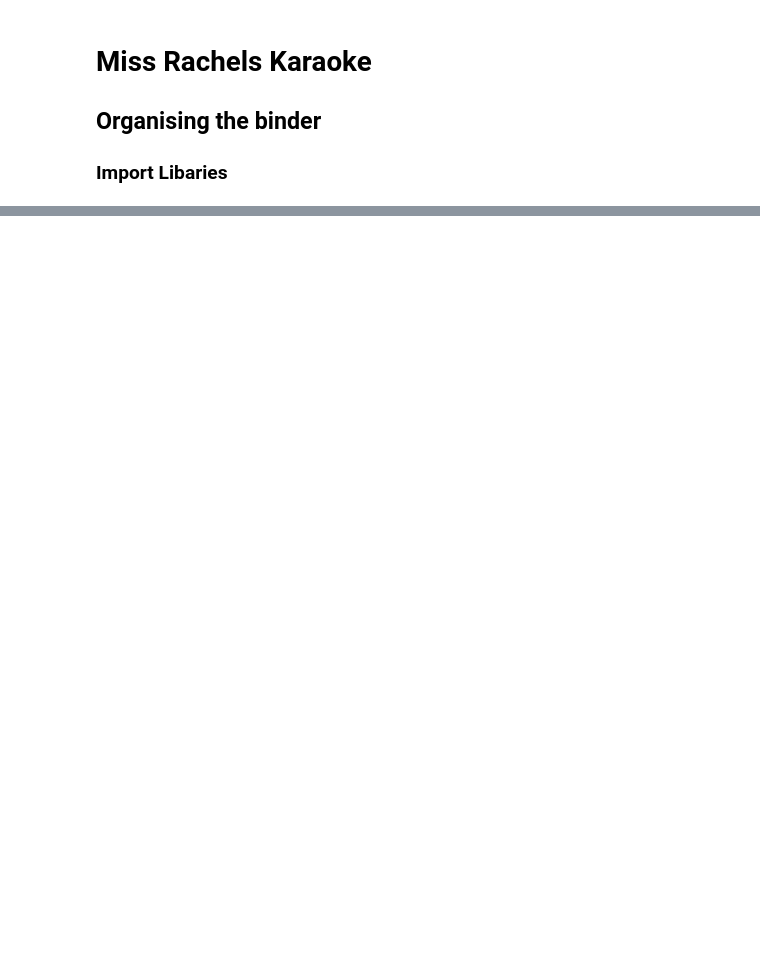
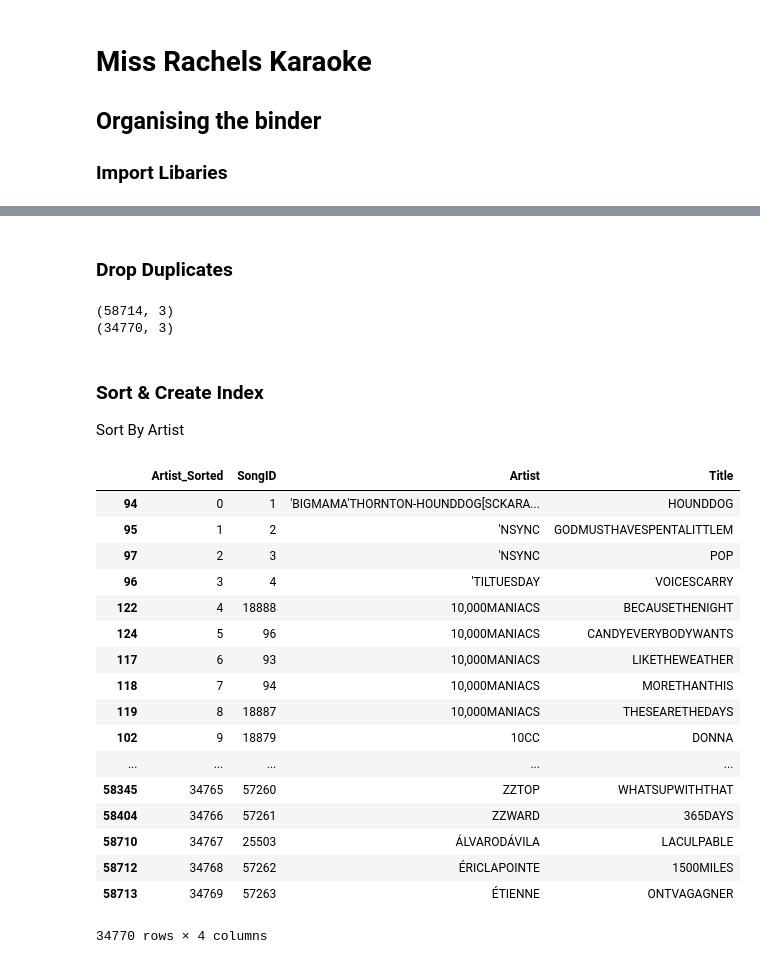
Before and after one commit to AMacumber/MissRachelsKaraoke, a Jupyter notebook: MissRachelsKaraoke_TheBinder.ipynb, the cells around one changed output, grey strips where cells are left out. Cells and saved outputs as stored; diff of their text form; code cells hidden in the pictures; blank space fills up the shorter version.

```diff
--- a/MissRachelsKaraoke_TheBinder.ipynb
+++ b/MissRachelsKaraoke_TheBinder.ipynb
@@ -105,0 +315,10 @@ len(artist_list002)
+# %%
+songs_apostrophe = songs_df015
+
+for i in range(len(songs_apostrophe['Title'])):
+    title = songs_apostrophe['Title'].iloc[i]
+    if title.find('\'') != -1:
+        keep = title.replace('\'','')
+        songs_apostrophe['Title'].iloc[i] = keep
+
+songs_df016 = songs_apostrophe
@@ -105,0 +332,10 @@ len(artist_list002)
+# %%
+songs_ANDtitle = songs_df016
+
+for i in range(len(songs_ANDtitle['Title'])):
+    title = songs_ANDtitle['Title'].iloc[i]
+    if title.find('&') != -1:
+        keep = title.replace('&','AND')
+        songs_ANDtitle['Title'].iloc[i] = keep
+
+songs_df017 = songs_ANDtitle
@@ -105,0 +349,14 @@ len(artist_list002)
+# %%
+songs_spaces = songs_df017
+
+for i in range(len(songs_spaces['Title'])):
+    title = songs_spaces['Title'].iloc[i]
+    keep = title.replace(' ','')
+    songs_spaces['Title'].iloc[i] = keep
+
+for i in range(len(songs_spaces['Artist'])):
+    artist = songs_spaces['Artist'].iloc[i]
+    keep = artist.replace(' ','')
+    songs_spaces['Artist'].iloc[i] = keep
+
+songs_df019 = songs_spaces
@@ -105,0 +372,39 @@ len(artist_list002)
+# %% [markdown]
+### Drop Duplicates
+# %%
+songs_df020 = songs_df019.drop_duplicates(subset = ['Artist','Title'], keep = 'first')
+
+print(songs_df002.shape)
+print(songs_df020.shape)
+# %% [output]
+(58714, 3)
+(34770, 3)
+# %% [markdown]
+### Sort & Create Index
+
+
+Sort By Artist
+# %%
+songs_df021 = songs_df020.sort_values(['Artist','Title'])
+
+songs_df021.insert(0, 'Artist_Sorted', range(0, 0 + len(songs_df021)))
+songs_df021
+# %% [output]
+|  | Artist_Sorted | SongID | Artist | Title |
+| 94 | 0 | 1 | 'BIGMAMA'THORNTON-HOUNDDOG[SCKARA... | HOUNDDOG |
+| 95 | 1 | 2 | 'NSYNC | GODMUSTHAVESPENTALITTLEM |
+| 97 | 2 | 3 | 'NSYNC | POP |
+| 96 | 3 | 4 | 'TILTUESDAY | VOICESCARRY |
+| 122 | 4 | 18888 | 10,000MANIACS | BECAUSETHENIGHT |
+| 124 | 5 | 96 | 10,000MANIACS | CANDYEVERYBODYWANTS |
+| 117 | 6 | 93 | 10,000MANIACS | LIKETHEWEATHER |
+| 118 | 7 | 94 | 10,000MANIACS | MORETHANTHIS |
+| 119 | 8 | 18887 | 10,000MANIACS | THESEARETHEDAYS |
+| 102 | 9 | 18879 | 10CC | DONNA |
+| ... | ... | ... | ... | ... |
+| 58345 | 34765 | 57260 | ZZTOP | WHATSUPWITHTHAT |
+| 58404 | 34766 | 57261 | ZZWARD | 365DAYS |
+| 58710 | 34767 | 25503 | ÁLVARODÁVILA | LACULPABLE |
+| 58712 | 34768 | 57262 | ÉRICLAPOINTE | 1500MILES |
+| 58713 | 34769 | 57263 | ÉTIENNE | ONTVAGAGNER |
+34770 rows × 4 columns
```
Also changed, not shown: parts of 58 cells of this notebook, 3 other files.
